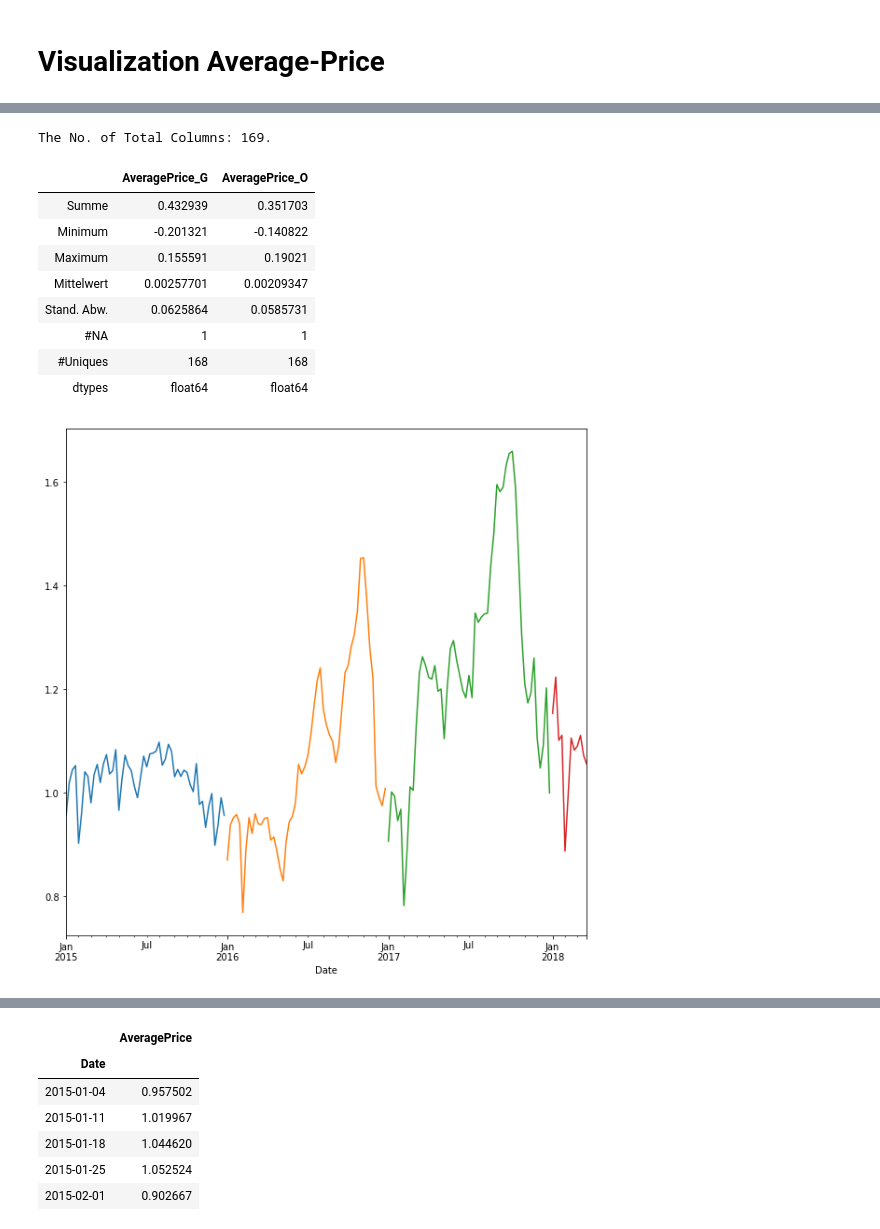
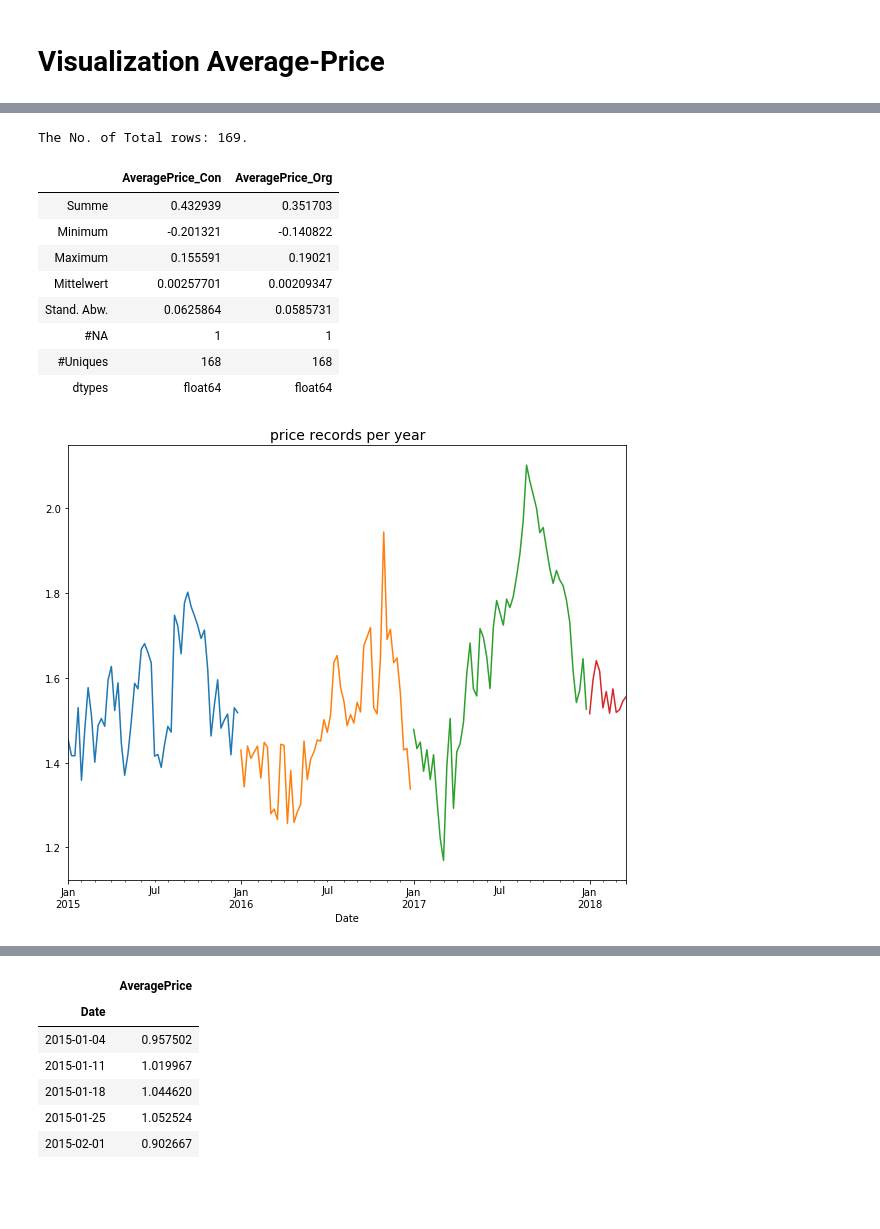
Before and after one commit to Hoda-MA/Avocado-Pricing-in-USA-Timeseries-Analysis, a Jupyter notebook: Avoc3 -TimeSeries-Correlation-checkpoint.ipynb, the cells around one changed output, grey strips where cells are left out. Saved outputs shown, nothing was run; the diff lists cells and outputs as text; code cells hidden in the pictures; blank space fills up the shorter version.

```diff
--- a/Avoc3 -TimeSeries-Correlation-checkpoint.ipynb
+++ b/Avoc3 -TimeSeries-Correlation-checkpoint.ipynb
@@ -146,4 +147,5 @@ The No. of Total Columns: 169.
 | #Uniques | 169 |
 | dtypes | float64 |
 # %%
-df_all_and_org = df_gesamt.merge(df_organic, left_index=True, right_index=True, how='outer', suffixes=['_G','_O'])
+#merging the data into conventional and organic
+df_all_and_org = df_gesamt.merge(df_organic, left_index=True, right_index=True, how='outer', suffixes=['_Con','_Org'])
@@ -203,7 +186,7 @@ Index(['AveragePrice_G', 'AveragePrice_O'], dtype='object')
 # %% [markdown]
 # Visualization Average-Price
 # %%
-cols_plot = ['AveragePrice_G', 'AveragePrice_O']
+cols_plot = ['AveragePrice_Con', 'AveragePrice_Org']
 axes = df_all_and_org[cols_plot].plot(marker='.', alpha=1, linestyle='None', figsize=(10, 6), subplots=True)
 for ax in axes:
     ax.set_ylabel('Preis')
@@ -242,8 +225,8 @@ plt.show()
 # %%
 my_df_summary(r)
 # %% [output]
-The No. of Total Columns: 169.
+The No. of Total rows: 169.
-|  | AveragePrice_G | AveragePrice_O |
+|  | AveragePrice_Con | AveragePrice_Org |
 | Summe | 0.432939 | 0.351703 |
 | Minimum | -0.201321 | -0.140822 |
 | Maximum | 0.155591 | 0.19021 |
@@ -254,15 +237,17 @@ The No. of Total Columns: 169.
 | dtypes | float64 | float64 |
 # %%
 fig = plt.figure()
-plt.rcParams['figure.figsize'] = [10, 6]
+plt.rcParams['figure.figsize'] = [10, 8]
 #axes = fig.subplots(nrows=2, ncols=2)
-ax1 = df_all_and_org.loc['2015', 'AveragePrice_G'].plot()
-ax3 = df_all_and_org.loc['2016', 'AveragePrice_G'].plot()
-ax3 = df_all_and_org.loc['2017', 'AveragePrice_G'].plot()
-ax4 = df_all_and_org.loc['2018', 'AveragePrice_G'].plot()
+ax1 = df_all_and_org.loc['2015', 'AveragePrice_Org'].plot()
+ax3 = df_all_and_org.loc['2016', 'AveragePrice_Org'].plot()
+ax3 = df_all_and_org.loc['2017', 'AveragePrice_Org'].plot()
+ax4 = df_all_and_org.loc['2018', 'AveragePrice_Org'].plot()
 ax.set_ylabel('Unit Price');
+plt.title('price records per year', size=14)
+plt.show()
 # %% [output]
-[figure, old version]
+[figure, new version]
 # %%
 df_all_and_org['Year'] = df_all_and_org.index.year
 df_all_and_org['Month'] = df_all_and_org.index.month
```
Also changed, not shown: parts of 23 cells of this notebook.
